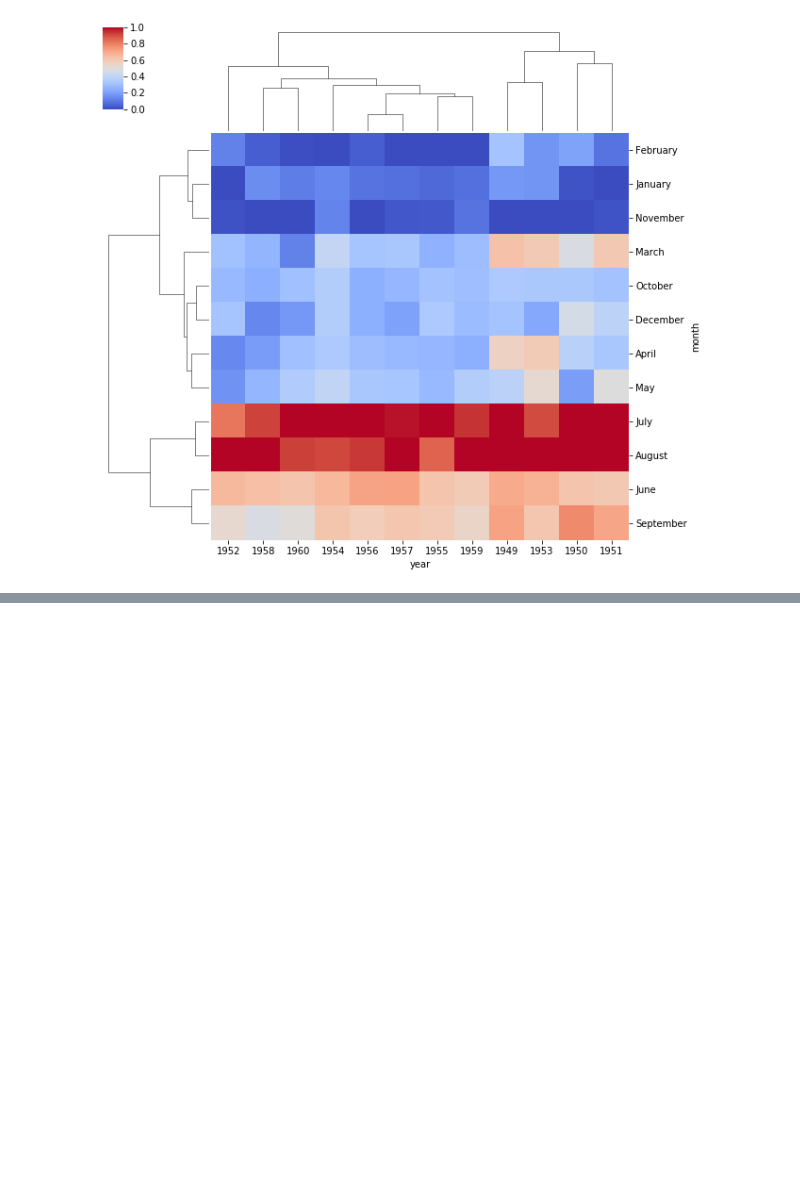
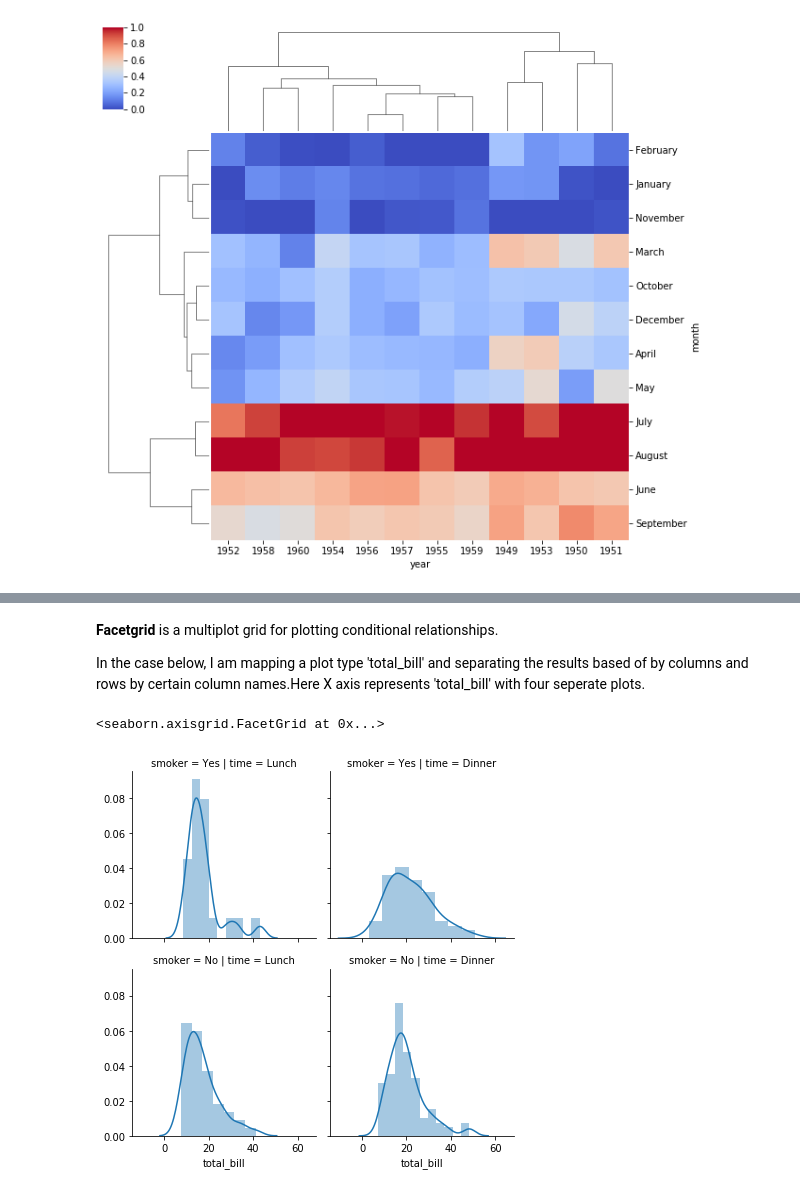
Before and after one commit to subhajitmajumder/python_program, a Jupyter notebook: me_seaborn.ipynb, the cells around one changed output, grey strips where cells are left out. Saved outputs shown, nothing was run; the diff lists cells and outputs as text; code cells hidden in the pictures; blank space fills up the shorter version.

```diff
--- a/me_seaborn.ipynb
+++ b/me_seaborn.ipynb
@@ -306,0 +350,2 @@ sns.clustermap(fp, cmap='coolwarm', standard_scale=1)
+# %%
+tips = sns.load_dataset('tips')
@@ -306,0 +361,10 @@ sns.clustermap(fp, cmap='coolwarm', standard_scale=1)
+# %% [markdown]
+**Facetgrid** is a multiplot grid for plotting conditional relationships.
+
+In the case below, I am mapping a plot type 'total_bill' and separating the results based of by columns and rows by certain column names.Here X axis represents 'total_bill' with four seperate plots.
+# %%
+ph = sns.FacetGrid(data=tips, col= 'time', row= 'smoker')
+ph.map(sns.distplot, 'total_bill')
+# %% [output]
+<seaborn.axisgrid.FacetGrid at 0x...>
+[figure, added]
```
Also changed, not shown: parts of 29 cells of this notebook.
